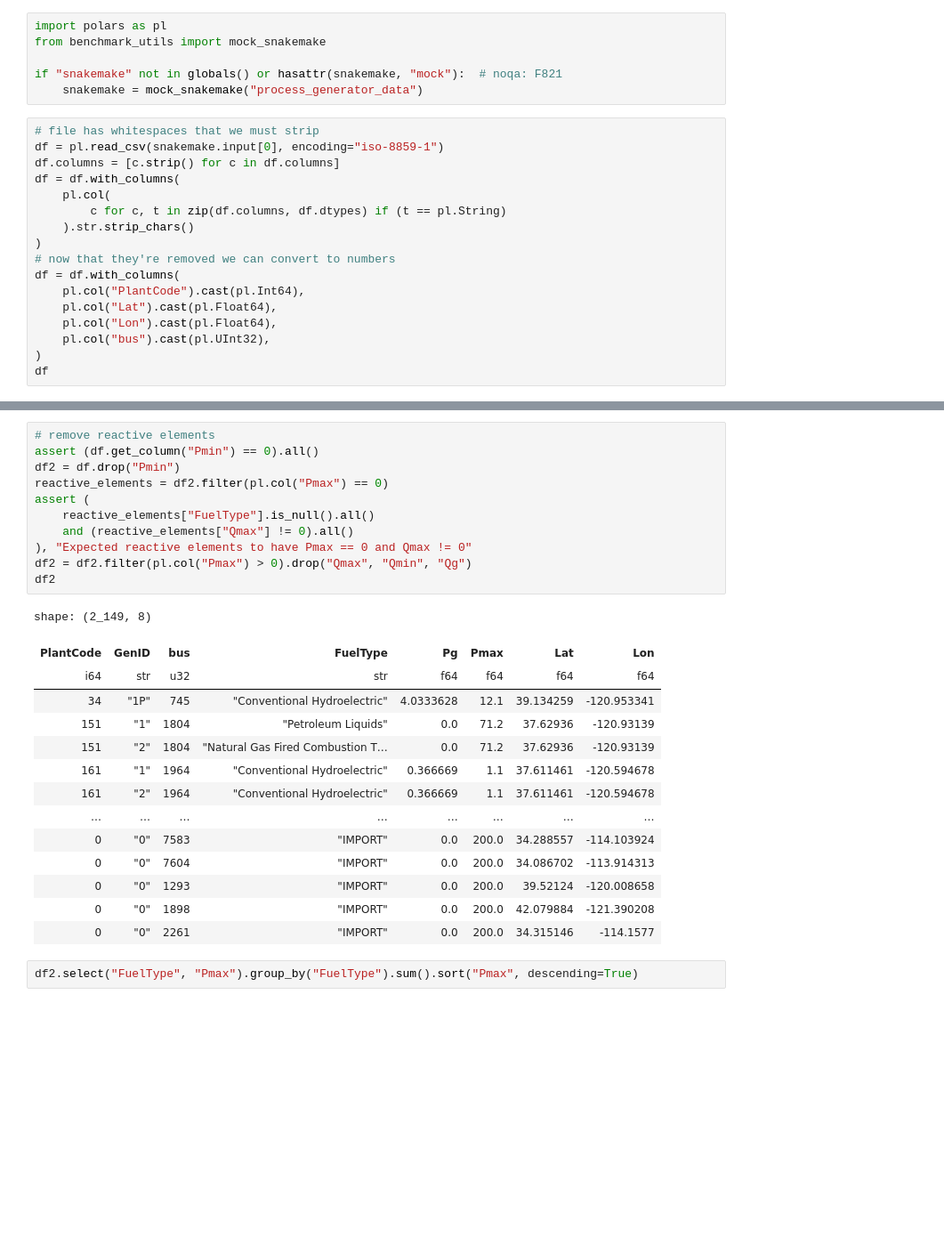
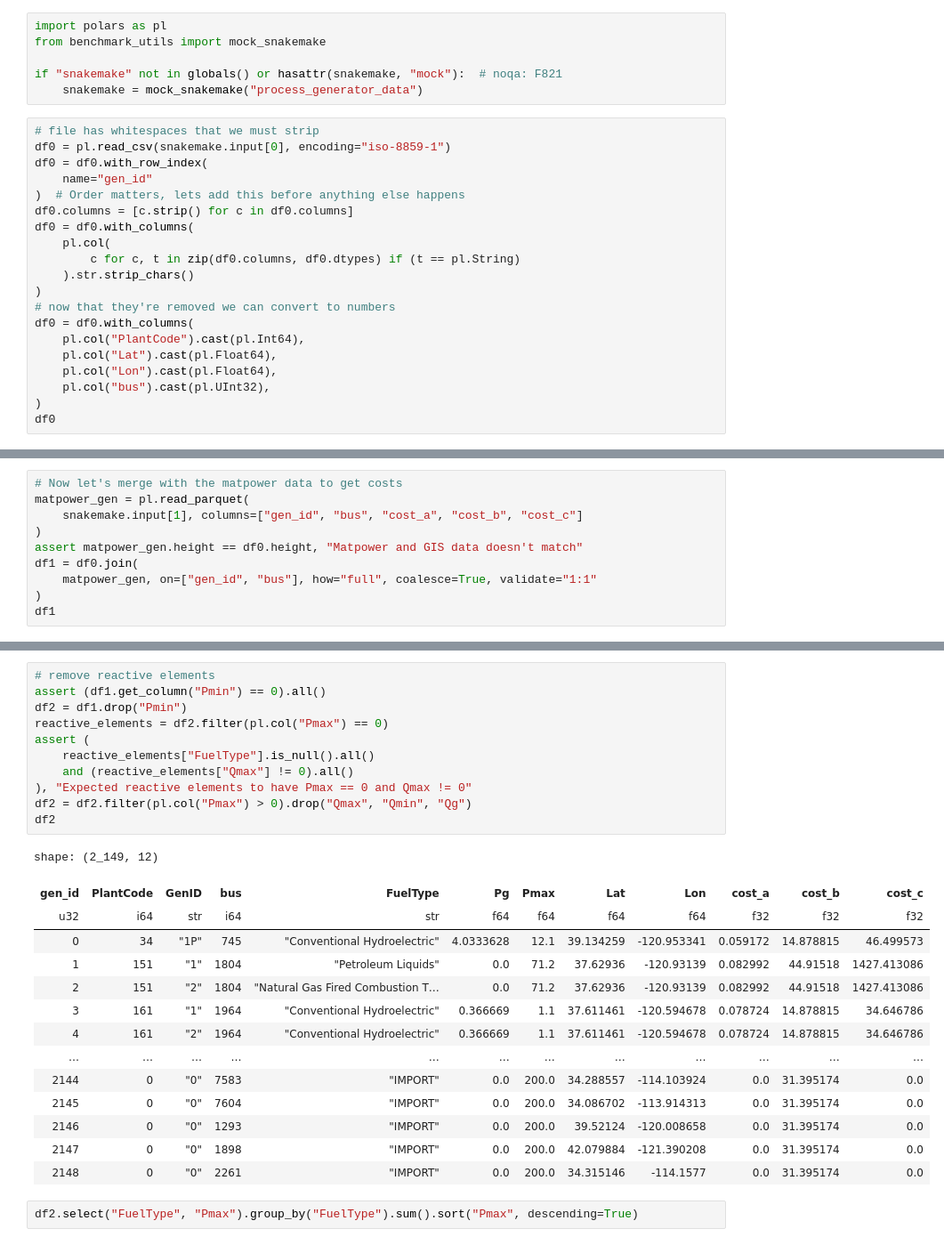
Before and after one commit to Bravos-Power/pyoframe, a Jupyter notebook: benchmarks/src/energy_planning/scripts/process_generator_data.py.ipynb, the cells around one changed output, grey strips where cells are left out. Shown: that part at 89% size. Saved outputs shown, nothing was run; the diff lists cells and outputs as text; blank space fills up the shorter version.

Commit message:
Include costs in generators data

```diff
--- a/benchmarks/src/energy_planning/scripts/process_generator_data.py.ipynb
+++ b/benchmarks/src/energy_planning/scripts/process_generator_data.py.ipynb
@@ -6,19 +6,22 @@ if "snakemake" not in globals() or hasattr(snakemake, "mock"):  # noqa: F821
     snakemake = mock_snakemake("process_generator_data")
 # %%
 # file has whitespaces that we must strip
-df = pl.read_csv(snakemake.input[0], encoding="iso-8859-1")
-df.columns = [c.strip() for c in df.columns]
-df = df.with_columns(
+df0 = pl.read_csv(snakemake.input[0], encoding="iso-8859-1")
+df0 = df0.with_row_index(
+    name="gen_id"
+)  # Order matters, lets add this before anything else happens
+df0.columns = [c.strip() for c in df0.columns]
+df0 = df0.with_columns(
     pl.col(
-        c for c, t in zip(df.columns, df.dtypes) if (t == pl.String)
+        c for c, t in zip(df0.columns, df0.dtypes) if (t == pl.String)
     ).str.strip_chars()
 )
 # now that they're removed we can convert to numbers
-df = df.with_columns(
+df0 = df0.with_columns(
     pl.col("PlantCode").cast(pl.Int64),
     pl.col("Lat").cast(pl.Float64),
     pl.col("Lon").cast(pl.Float64),
     pl.col("bus").cast(pl.UInt32),
 )
-df
+df0
 # %% [output]
@@ -38,0 +42,10 @@ shape: (3_892, 12)
+# %%
+# Now let's merge with the matpower data to get costs
+matpower_gen = pl.read_parquet(
+    snakemake.input[1], columns=["gen_id", "bus", "cost_a", "cost_b", "cost_c"]
+)
+assert matpower_gen.height == df0.height, "Matpower and GIS data doesn't match"
+df1 = df0.join(
+    matpower_gen, on=["gen_id", "bus"], how="full", coalesce=True, validate="1:1"
+)
+df1
@@ -39,29 +67,29 @@ shape: (3_892, 12)
 # %%
 # remove reactive elements
-assert (df.get_column("Pmin") == 0).all()
-df2 = df.drop("Pmin")
+assert (df1.get_column("Pmin") == 0).all()
+df2 = df1.drop("Pmin")
 reactive_elements = df2.filter(pl.col("Pmax") == 0)
 assert (
     reactive_elements["FuelType"].is_null().all()
     and (reactive_elements["Qmax"] != 0).all()
 ), "Expected reactive elements to have Pmax == 0 and Qmax != 0"
 df2 = df2.filter(pl.col("Pmax") > 0).drop("Qmax", "Qmin", "Qg")
 df2
 # %% [output]
-shape: (2_149, 8)
+shape: (2_149, 12)
-| PlantCode | GenID | bus | FuelType | Pg | Pmax | Lat | Lon |
-| i64 | str | u32 | str | f64 | f64 | f64 | f64 |
-| 34 | "1P" | 745 | "Conventional Hydroelectric" | 4.0333628 | 12.1 | 39.134259 | -120.953341 |
-| 151 | "1" | 1804 | "Petroleum Liquids" | 0.0 | 71.2 | 37.62936 | -120.93139 |
-| 151 | "2" | 1804 | "Natural Gas Fired Combustion T… | 0.0 | 71.2 | 37.62936 | -120.93139 |
-| 161 | "1" | 1964 | "Conventional Hydroelectric" | 0.366669 | 1.1 | 37.611461 | -120.594678 |
-| 161 | "2" | 1964 | "Conventional Hydroelectric" | 0.366669 | 1.1 | 37.611461 | -120.594678 |
-| … | … | … | … | … | … | … | … |
-| 0 | "0" | 7583 | "IMPORT" | 0.0 | 200.0 | 34.288557 | -114.103924 |
-| 0 | "0" | 7604 | "IMPORT" | 0.0 | 200.0 | 34.086702 | -113.914313 |
-| 0 | "0" | 1293 | "IMPORT" | 0.0 | 200.0 | 39.52124 | -120.008658 |
-| 0 | "0" | 1898 | "IMPORT" | 0.0 | 200.0 | 42.079884 | -121.390208 |
-| 0 | "0" | 2261 | "IMPORT" | 0.0 | 200.0 | 34.315146 | -114.1577 |
+| gen_id | PlantCode | GenID | bus | FuelType | Pg | Pmax | Lat | Lon | cost_a | cost_b | cost_c |
+| u32 | i64 | str | i64 | str | f64 | f64 | f64 | f64 | f32 | f32 | f32 |
+| 0 | 34 | "1P" | 745 | "Conventional Hydroelectric" | 4.0333628 | 12.1 | 39.134259 | -120.953341 | 0.059172 | 14.878815 | 46.499573 |
+| 1 | 151 | "1" | 1804 | "Petroleum Liquids" | 0.0 | 71.2 | 37.62936 | -120.93139 | 0.082992 | 44.91518 | 1427.413086 |
+| 2 | 151 | "2" | 1804 | "Natural Gas Fired Combustion T… | 0.0 | 71.2 | 37.62936 | -120.93139 | 0.082992 | 44.91518 | 1427.413086 |
+| 3 | 161 | "1" | 1964 | "Conventional Hydroelectric" | 0.366669 | 1.1 | 37.611461 | -120.594678 | 0.078724 | 14.878815 | 34.646786 |
+| 4 | 161 | "2" | 1964 | "Conventional Hydroelectric" | 0.366669 | 1.1 | 37.611461 | -120.594678 | 0.078724 | 14.878815 | 34.646786 |
+| … | … | … | … | … | … | … | … | … | … | … | … |
+| 2144 | 0 | "0" | 7583 | "IMPORT" | 0.0 | 200.0 | 34.288557 | -114.103924 | 0.0 | 31.395174 | 0.0 |
+| 2145 | 0 | "0" | 7604 | "IMPORT" | 0.0 | 200.0 | 34.086702 | -113.914313 | 0.0 | 31.395174 | 0.0 |
+| 2146 | 0 | "0" | 1293 | "IMPORT" | 0.0 | 200.0 | 39.52124 | -120.008658 | 0.0 | 31.395174 | 0.0 |
+| 2147 | 0 | "0" | 1898 | "IMPORT" | 0.0 | 200.0 | 42.079884 | -121.390208 | 0.0 | 31.395174 | 0.0 |
+| 2148 | 0 | "0" | 2261 | "IMPORT" | 0.0 | 200.0 | 34.315146 | -114.1577 | 0.0 | 31.395174 | 0.0 |
 # %%
 df2.select("FuelType", "Pmax").group_by("FuelType").sum().sort("Pmax", descending=True)
 # %% [output]
```
Also changed, not shown: parts of 4 cells of this notebook, 5 other files.
